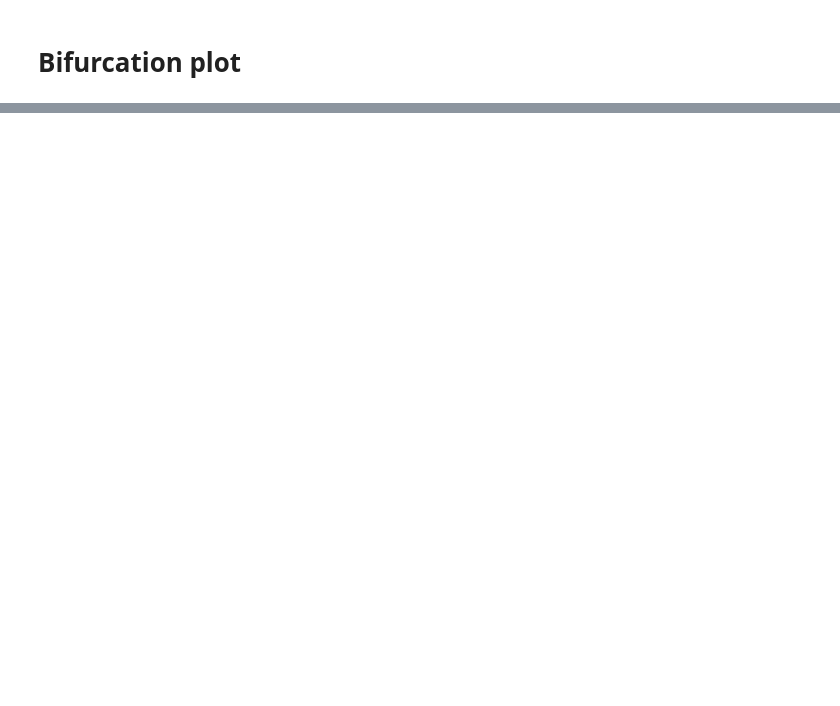
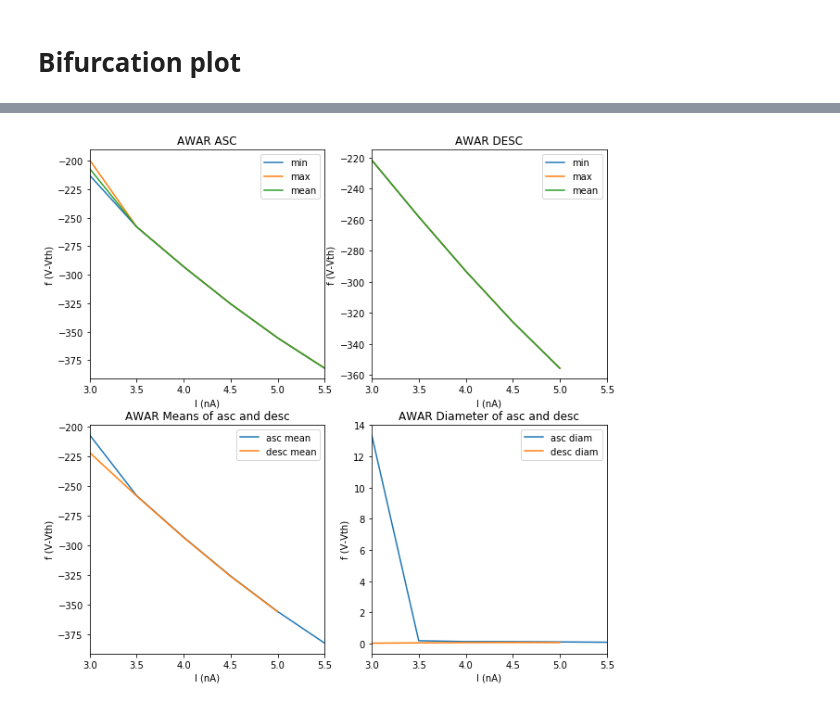
Before and after one commit to sjonany/c-elegans-discrete-neural, a Jupyter notebook: analysis/changing_step_awa.ipynb, the cells around one changed output, grey strips where cells are left out. Saved outputs shown, nothing was run; the diff lists cells and outputs as text; code cells hidden in the pictures; blank space fills up the shorter version.

```diff
--- a/analysis/changing_step_awa.ipynb
+++ b/analysis/changing_step_awa.ipynb
@@ -156,6 +155,8 @@ plot_pcas(v_normalized_mat, model.dt, neuron_metadata_collection)
 # %% [markdown]
 # Bifurcation plot
 # %%
+fig, axes = plt.subplots(nrows=2, ncols=2, figsize=(10, 10))
+
 create_changing_step_bifurcation_plot(
     neurons_to_observe = neurons_to_observe,
     dynamics = v_normalized_mat,
@@ -165,5 +166,6 @@ create_changing_step_bifurcation_plot(
     peak_amp_nA = peak_amp_nA,
     amp_delta_nA = amp_delta_nA,
     step_duration_timesteps = step_duration_timesteps,
-    neuron_metadata_collection = neuron_metadata_collection)
+    neuron_metadata_collection = neuron_metadata_collection,
+    fig_axes = {key_neuron: [axes[0,0], axes[0,1], axes[1,0], axes[1,1]]})
 # %% [output]
@@ -178 +172,2 @@ create_changing_step_bifurcation_plot(
+[figure, added]
 # %%
```
Also changed, not shown: parts of 9 cells of this notebook, 2 other files.
